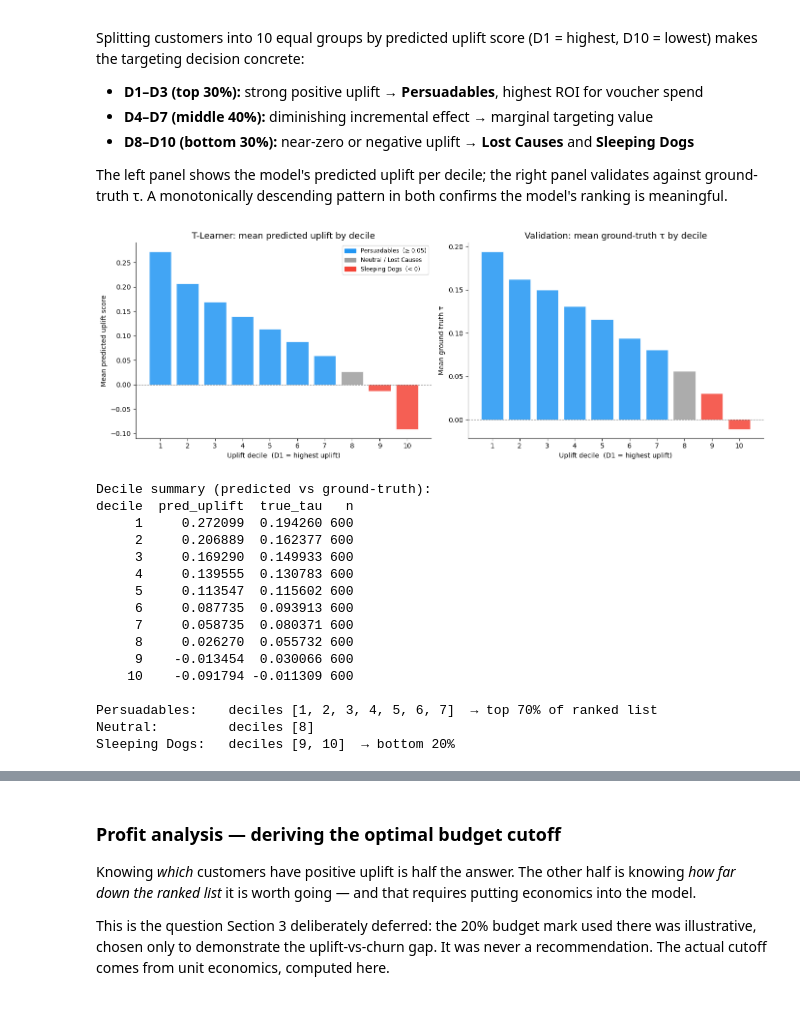
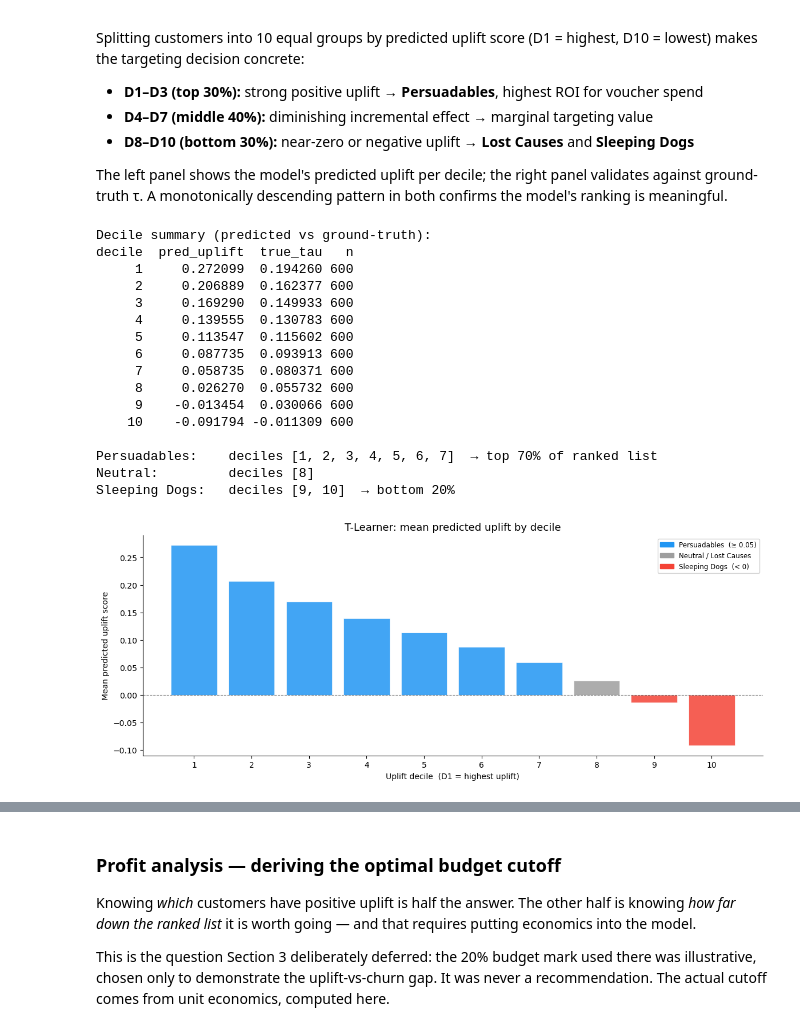
Before and after one commit to shrechak/UpliftModeling, a Jupyter notebook: uplift_modelling_voucher_targeting.ipynb, the cells around one changed output, grey strips where cells are left out. Saved outputs shown, nothing was run; the diff lists cells and outputs as text; code cells hidden in the pictures.

```diff
--- a/uplift_modelling_voucher_targeting.ipynb
+++ b/uplift_modelling_voucher_targeting.ipynb
@@ -377,63 +364,50 @@ def bar_color(u):
     else:
         return "#9E9E9E"    # Lost Cause / neutral
 
 colors_d = [bar_color(u) for u in decile_summary["mean_uplift"]]
 
-fig, axes = plt.subplots(1, 2, figsize=(14, 5))
+fig, axes = plt.subplots(1, 1, figsize=(14, 5))
 
 # Left: predicted uplift per decile
-ax = axes[0]
+ax = axes
 ax.bar(decile_summary["decile"].astype(str), decile_summary["mean_uplift"],
        color=colors_d, alpha=0.85, edgecolor="white", linewidth=0.5)
 ax.axhline(0, color="black", lw=0.8, ls="--", alpha=0.5)
 ax.set_xlabel("Uplift decile  (D1 = highest uplift)")
 ax.set_ylabel("Mean predicted uplift score")
 ax.set_title("T-Learner: mean predicted uplift by decile")
 ax.legend(handles=[
     mpatches.Patch(color="#2196F3", label="Persuadables  (≥ 0.05)"),
     mpatches.Patch(color="#9E9E9E", label="Neutral / Lost Causes"),
     mpatches.Patch(color="#F44336", label="Sleeping Dogs  (< 0)"),
 ], fontsize=8.5, framealpha=0.9)
 
-# Right: ground-truth tau per decile (validation)
-ax2 = axes[1]
-ax2.bar(decile_summary["decile"].astype(str), decile_summary["mean_tau"],
-        color=colors_d, alpha=0.85, edgecolor="white", linewidth=0.5)
-ax2.axhline(0, color="black", lw=0.8, ls="--", alpha=0.5)
-ax2.set_xlabel("Uplift decile  (D1 = highest uplift)")
-ax2.set_ylabel("Mean ground-truth τ")
-ax2.set_title("Validation: mean ground-truth τ by decile")
-
-plt.tight_layout()
-plt.savefig("decile_uplift.png", dpi=150, bbox_inches="tight")
-plt.show()
-
 print("\nDecile summary (predicted vs ground-truth):")
 print(decile_summary.rename(columns={"mean_uplift": "pred_uplift", "mean_tau": "true_tau"}).to_string(index=False))
 
 persuadable_deciles  = decile_summary[decile_summary["mean_uplift"] >= 0.05]["decile"].tolist()
 neutral_deciles      = decile_summary[(decile_summary["mean_uplift"] >= 0) & (decile_summary["mean_uplift"] < 0.05)]["decile"].tolist()
 sleeping_dog_deciles = decile_summary[decile_summary["mean_uplift"] < 0]["decile"].tolist()
 
 print(f"\nPersuadables:    deciles {persuadable_deciles}  → top {len(persuadable_deciles) * 10}% of ranked list")
 print(f"Neutral:         deciles {neutral_deciles}")
 print(f"Sleeping Dogs:   deciles {sleeping_dog_deciles}  → bottom {len(sleeping_dog_deciles) * 10}%")
 # %% [output]
+Decile summary (predicted vs ground-truth):
+decile  pred_uplift  true_tau   n
+     1     0.272099  0.194260 600
+     2     0.206889  0.162377 600
+     3     0.169290  0.149933 600
+     4     0.139555  0.130783 600
+     5     0.113547  0.115602 600
+     6     0.087735  0.093913 600
+     7     0.058735  0.080371 600
+     8     0.026270  0.055732 600
+     9    -0.013454  0.030066 600
+    10    -0.091794 -0.011309 600
+
+Persuadables:    deciles [1, 2, 3, 4, 5, 6, 7]  → top 70% of ranked list
+Neutral:         deciles [8]
+Sleeping Dogs:   deciles [9, 10]  → bottom 20%
-[figure, old version]
+[figure, new version]
-Decile summary (predicted vs ground-truth):
-decile  pred_uplift  true_tau   n
-     1     0.272099  0.194260 600
-     2     0.206889  0.162377 600
-     3     0.169290  0.149933 600
-     4     0.139555  0.130783 600
-     5     0.113547  0.115602 600
-     6     0.087735  0.093913 600
-     7     0.058735  0.080371 600
-     8     0.026270  0.055732 600
-     9    -0.013454  0.030066 600
-    10    -0.091794 -0.011309 600
-
-Persuadables:    deciles [1, 2, 3, 4, 5, 6, 7]  → top 70% of ranked list
-Neutral:         deciles [8]
-Sleeping Dogs:   deciles [9, 10]  → bottom 20%
 # %% [markdown]
```
Also changed, not shown: parts of 16 cells of this notebook, 8 other files.
